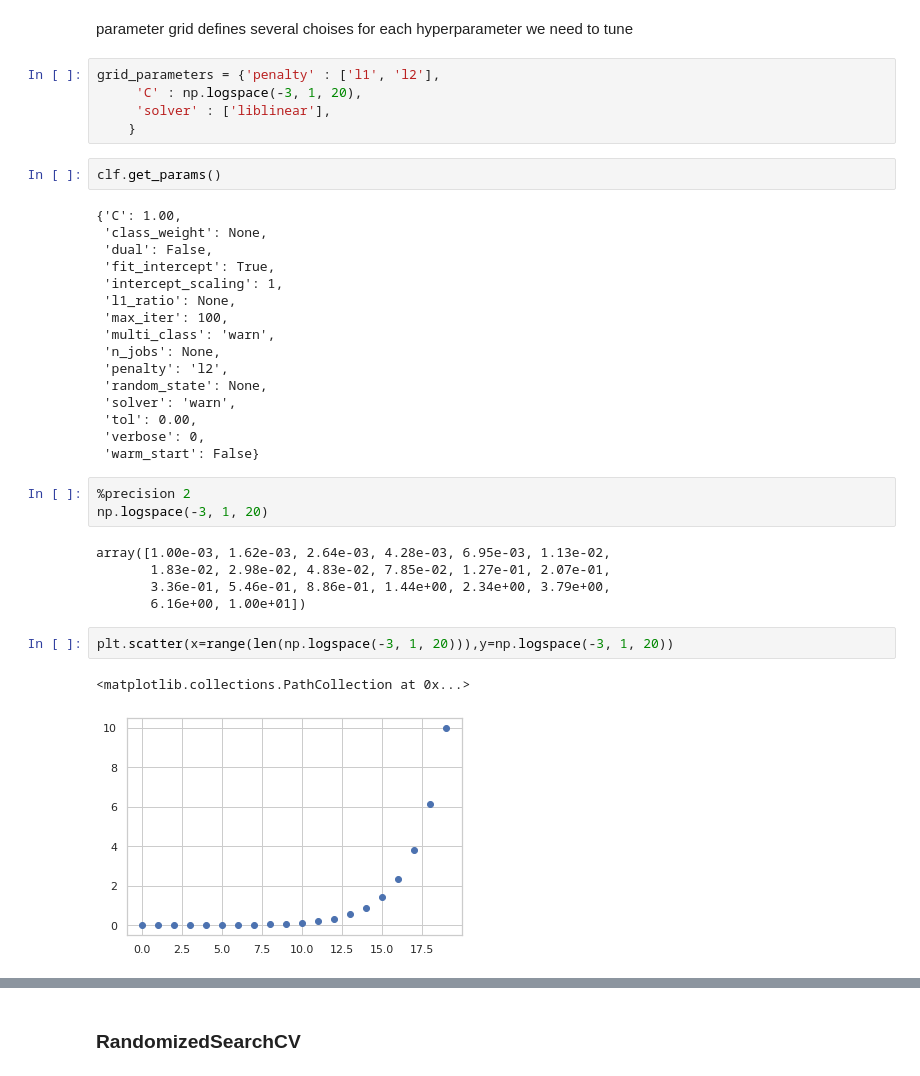
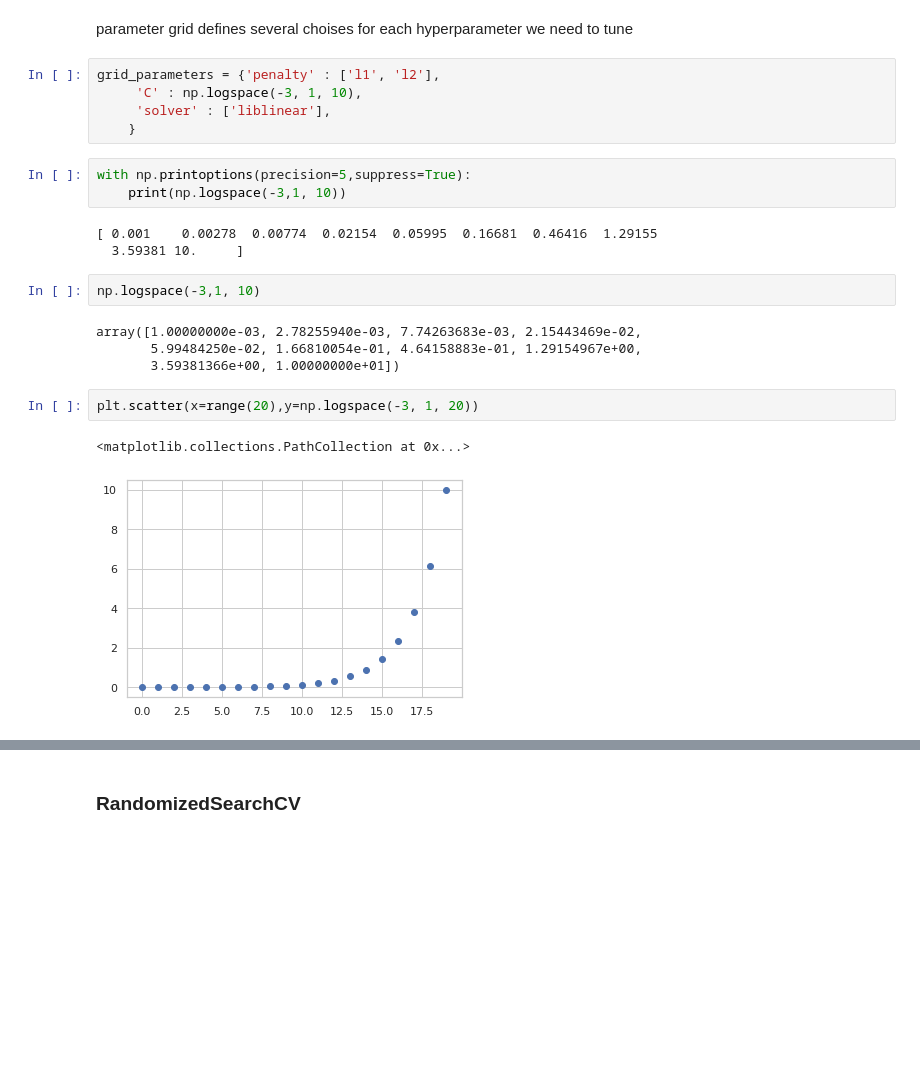
Before and after one commit to amareyah/MaxinAI_Education, a Jupyter notebook: ml_intro/logistic_regression_classifier_hyperparameter_tuning.ipynb, the cells around one changed output, grey strips where cells are left out. Cells and saved outputs as stored; diff of their text form; blank space fills up the shorter version.

```diff
--- a/ml_intro/logistic_regression_classifier_hyperparameter_tuning.ipynb
+++ b/ml_intro/logistic_regression_classifier_hyperparameter_tuning.ipynb
@@ -222,37 +210,23 @@ We will check calculated scores distributions on each split.
 parameter grid defines several choises for each hyperparameter we need to tune
 # %%
 grid_parameters = {'penalty' : ['l1', 'l2'],
-     'C' : np.logspace(-3, 1, 20),
+     'C' : np.logspace(-3, 1, 10),
      'solver' : ['liblinear'],
     }
-# %%
-clf.get_params()
-# %% [output]
-{'C': 1.00,
- 'class_weight': None,
- 'dual': False,
- 'fit_intercept': True,
- 'intercept_scaling': 1,
- 'l1_ratio': None,
- 'max_iter': 100,
- 'multi_class': 'warn',
- 'n_jobs': None,
- 'penalty': 'l2',
- 'random_state': None,
- 'solver': 'warn',
- 'tol': 0.00,
- 'verbose': 0,
- 'warm_start': False}
+# %%
+with np.printoptions(precision=5,suppress=True):
+    print(np.logspace(-3,1, 10))
+# %% [output]
+[ 0.001    0.00278  0.00774  0.02154  0.05995  0.16681  0.46416  1.29155
+  3.59381 10.     ]
+# %%
+np.logspace(-3,1, 10)
+# %% [output]
+array([1.00000000e-03, 2.78255940e-03, 7.74263683e-03, 2.15443469e-02,
+       5.99484250e-02, 1.66810054e-01, 4.64158883e-01, 1.29154967e+00,
+       3.59381366e+00, 1.00000000e+01])
 # %%
-%precision 2
-np.logspace(-3, 1, 20)
+plt.scatter(x=range(20),y=np.logspace(-3, 1, 20))
 # %% [output]
-array([1.00e-03, 1.62e-03, 2.64e-03, 4.28e-03, 6.95e-03, 1.13e-02,
-       1.83e-02, 2.98e-02, 4.83e-02, 7.85e-02, 1.27e-01, 2.07e-01,
-       3.36e-01, 5.46e-01, 8.86e-01, 1.44e+00, 2.34e+00, 3.79e+00,
-       6.16e+00, 1.00e+01])
+<matplotlib.collections.PathCollection at 0x...>
+[figure, added]
-# %%
-plt.scatter(x=range(len(np.logspace(-3, 1, 20))),y=np.logspace(-3, 1, 20))
-# %% [output]
-<matplotlib.collections.PathCollection at 0x...>
-[figure, removed]
```
Also changed, not shown: parts of 50 cells of this notebook.
